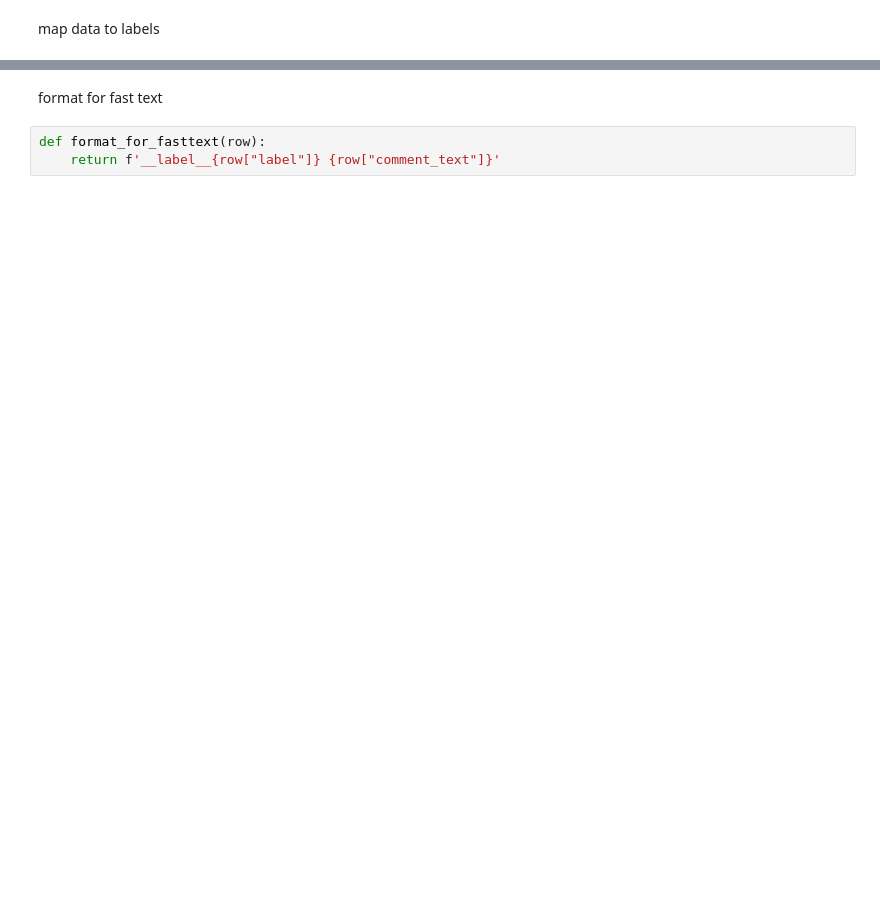
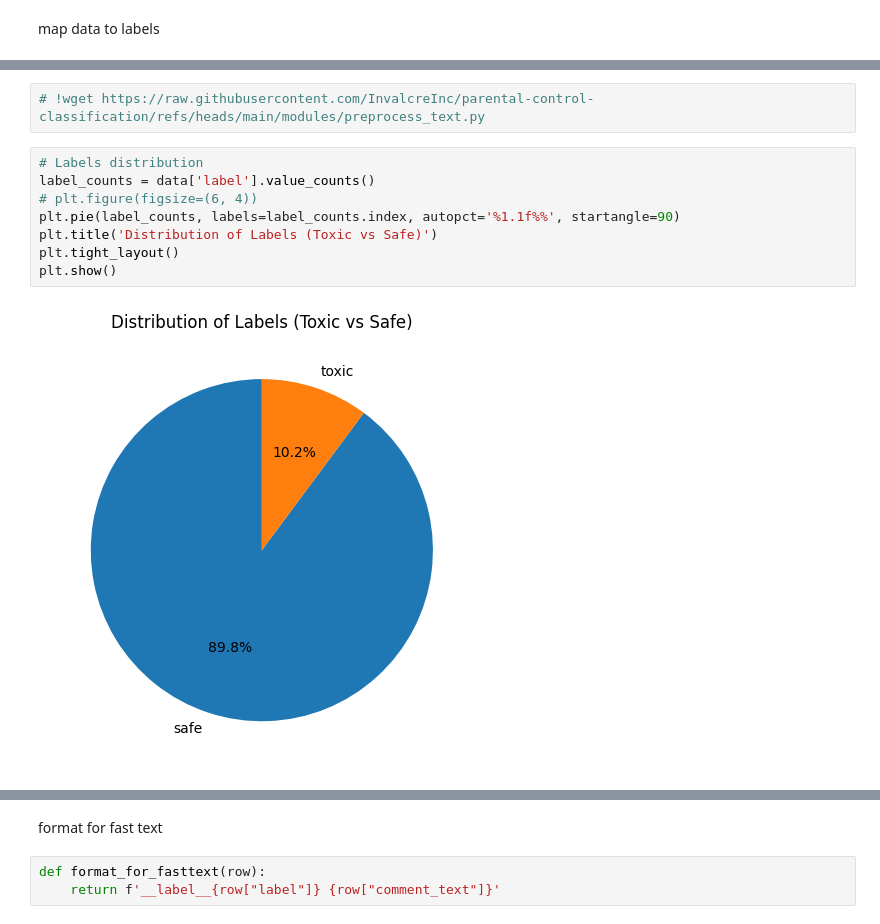
Before and after one commit to InvalcreInc/parental-control-classification, a Jupyter notebook: notebooks/nlp_data_engineering.ipynb, the cells around one changed output, grey strips where cells are left out. Cells and saved outputs as stored; diff of their text form; blank space fills up the shorter version.

```diff
--- a/notebooks/nlp_data_engineering.ipynb
+++ b/notebooks/nlp_data_engineering.ipynb
@@ -77,0 +82,12 @@ data.sample(5)
+# %%
+# !wget https://raw.githubusercontent.com/InvalcreInc/parental-control-classification/refs/heads/main/modules/preprocess_text.py
+# %%
+# Labels distribution
+label_counts = data['label'].value_counts()
+# plt.figure(figsize=(6, 4))
+plt.pie(label_counts, labels=label_counts.index, autopct='%1.1f%%', startangle=90)
+plt.title('Distribution of Labels (Toxic vs Safe)')
+plt.tight_layout()
+plt.show()
+# %% [output]
+[figure, added]
```
Also changed, not shown: parts of 17 cells of this notebook.
